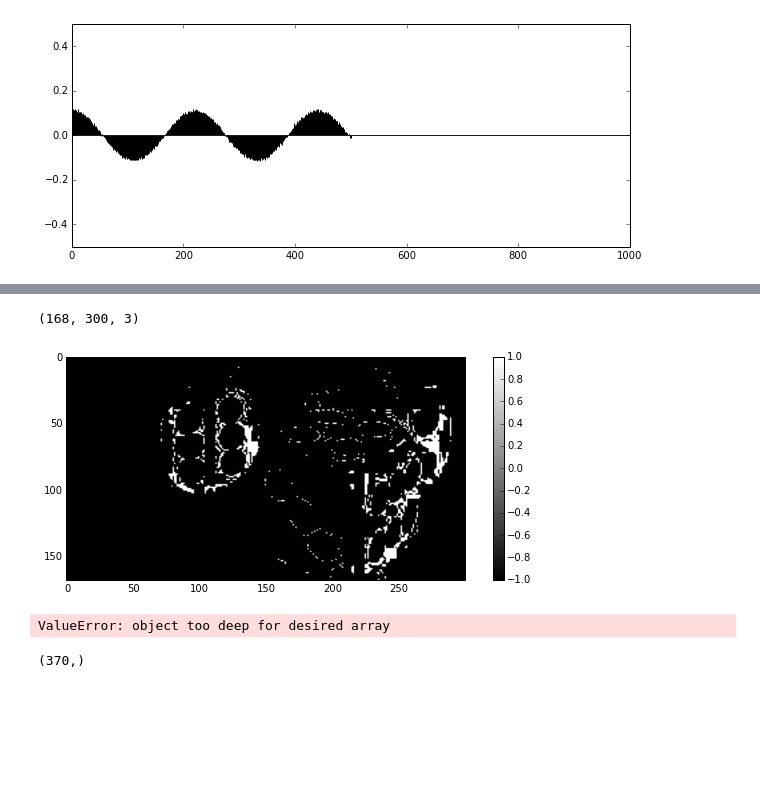
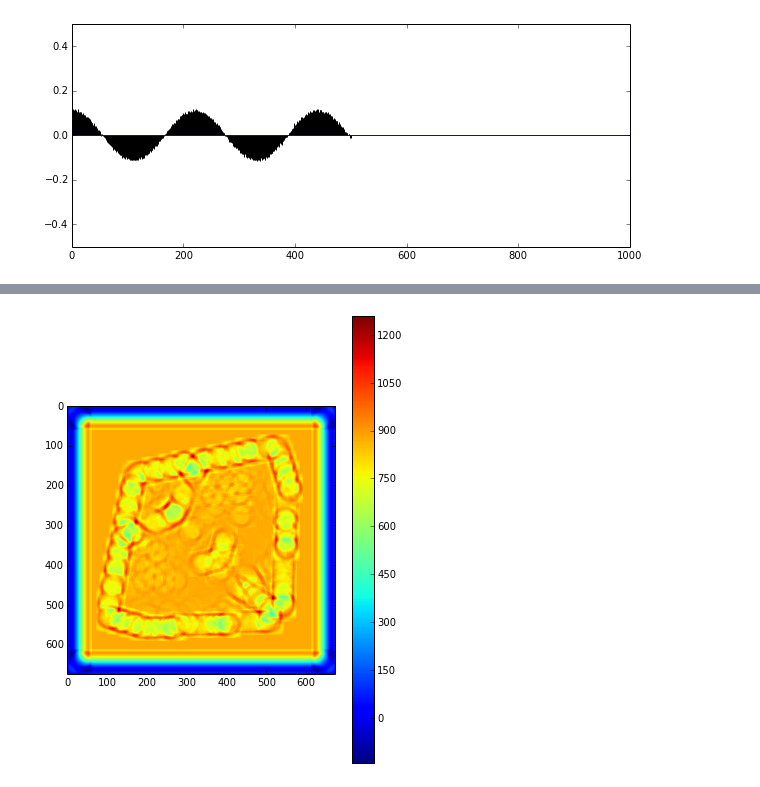
Before and after one commit to emptyr1/MediaSignalProcessing, a Jupyter notebook: HW4.ipynb, the cells around one changed output, grey strips where cells are left out. Cells and saved outputs as stored; diff of their text form; code cells hidden in the pictures; blank space fills up the shorter version.

```diff
--- a/HW4.ipynb
+++ b/HW4.ipynb
@@ -54,20 +56,8 @@ dtype('int64')
-# %%
-img = where(img > 0.9, -1, 1)
-imshow(img, cmap='gray')
-colorbar()
-img.shape
-# %% [output]
-(168, 300, 3)
-[figure, removed]
 # %%
 from scipy.signal import correlate2d
-cc = correlate2d(o, img)
+cc = correlate2d(img, o)
 imshow(cc)
 colorbar()
 gcf().set_figheight(8)
 # %% [output]
-ValueError: object too deep for desired array
+[figure, added]
-# %%
-o.shape
-# %% [output]
-(370,)
```
Also changed, not shown: parts of 6 cells of this notebook, 13 other files.
